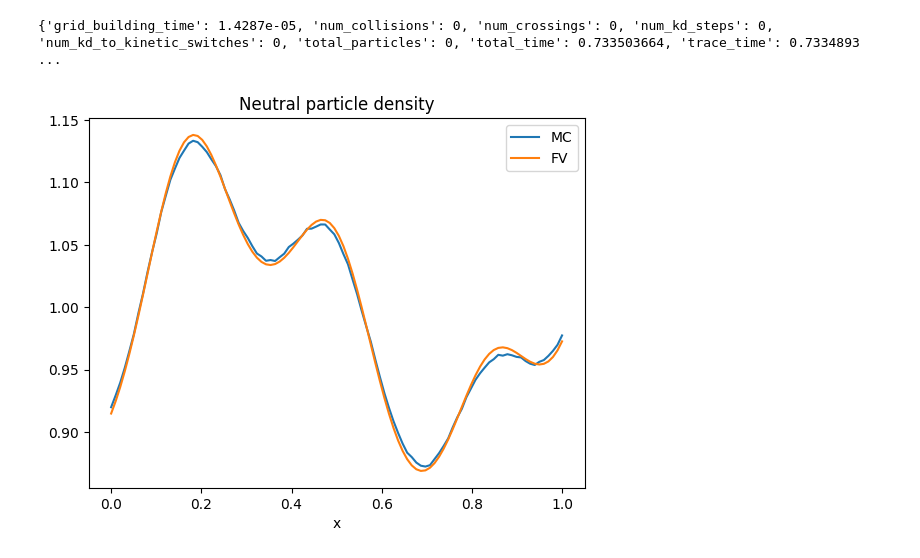
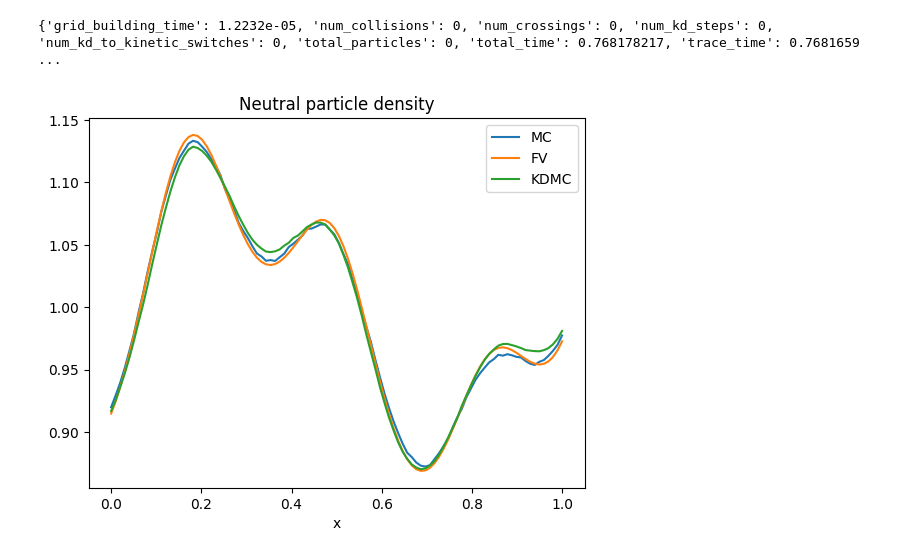
Before and after one commit to RVB12/neptune-mc, a Jupyter notebook: examples/script_vince.ipynb, the cells around one changed output. Saved outputs shown, nothing was run; the diff lists cells and outputs as text; code cells hidden in the pictures.

Commit message:
add fluid estimation

```diff
--- a/examples/script_vince.ipynb
+++ b/examples/script_vince.ipynb
@@ -166,13 +245,13 @@ Simulation took 21.85070276260376 seconds
 # %%
 
 ##
-## Part 2, finite volume solver
+## Part 3, finite volume solver
 ##
 
 fv_density = np.zeros(ncells, dtype=np.float64)
 
 for i in range(ncells):
-    fv_density[i] = intensityfun[i]
+    fv_density[i] = intensityfun[i] / vol
 
 diffusion_rate = np.zeros(ncells, dtype=np.float64)
 for i in range(ncells):
@@ -182,50 +261,21 @@ diffusion_factor = np.zeros(ncells, dtype=np.float64)
 for i in range(ncells):
     diffusion_factor[i] = bgk_stddev[i]**2
 
+config_fluid = config.copy()
 
-config["density"] = fv_density.tolist()
-config["diffusion_rate"] = diffusion_rate.tolist()
-config["diffusion_factor"] = diffusion_factor.tolist()
-config["advection_x"] = bgk_mean_x.tolist()
-config["advection_y"] = bgk_mean_y.tolist()
-config["advection_z"] = bgk_mean_z.tolist()
-config["t_final"] = t_final
-config["dt"] = 0.000001
 
-config["boundary_conditions"] = [
-    {
-        "alpha": -bgk_mean_x[0],
-        "beta": -diffusion_factor[0] * diffusion_rate[0],
-        "gamma": 0
-    },
-    {
-        "alpha": -bgk_mean_y[0],
-        "beta": -diffusion_factor[0] * diffusion_rate[0],
-        "gamma": 0
-    },
-    {
-        "alpha": -bgk_mean_z[0],
-        "beta": -diffusion_factor[0] * diffusion_rate[0],
-        "gamma": 0
-    },
-    {
-        "alpha": bgk_mean_x[ncells-1],
-        "beta": -diffusion_factor[ncells-1] * diffusion_rate[ncells-1],
-        "gamma": 0
-    },
-    {
-        "alpha": bgk_mean_y[ncells-1],
-        "beta": -diffusion_factor[ncells-1] * diffusion_rate[ncells-1],
-        "gamma": 0
-    },
-    {
-        "alpha": bgk_mean_z[ncells-1],
-        "beta": -diffusion_factor[ncells-1] * diffusion_rate[ncells-1],
-        "gamma": 0
-    },
-]
+config_fluid["density"] = fv_density.tolist()
+config_fluid["diffusion_rate"] = diffusion_rate.tolist()
+config_fluid["diffusion_factor"] = diffusion_factor.tolist()
+config_fluid["advection_x"] = bgk_mean_x.tolist()
+config_fluid["advection_y"] = bgk_mean_y.tolist()
+config_fluid["advection_z"] = bgk_mean_z.tolist()
+config_fluid["t_final"] = t_final
+config_fluid["dt"] = 1.0e-6
 
-inputstring = json.dumps(config)
+config_fluid["boundary_conditions"] = fluid_boundary_conditions
+
+inputstring = json.dumps(config_fluid)
 
 with open("input.json", "w") as f:
     f.write(inputstring)
@@ -243,17 +293,19 @@ output = json.loads(outputstring)
 stats = output["stats"]
 print(stats)
 
-neutral_density_fv = np.array(output["density_integral"]) / t_final
+neutral_density_fv = np.array(output["density_integral"]) * vol / t_final
 # %% [output]
-{'grid_building_time': 1.4287e-05, 'num_collisions': 0, 'num_crossings': 0, 'num_kd_steps': 0, 'num_kd_to_kinetic_switches': 0, 'total_particles': 0, 'total_time': 0.733503664, 'trace_time': 0.7334893 ...
+{'grid_building_time': 1.2232e-05, 'num_collisions': 0, 'num_crossings': 0, 'num_kd_steps': 0, 'num_kd_to_kinetic_switches': 0, 'total_particles': 0, 'total_time': 0.768178217, 'trace_time': 0.7681659 ...
 # %%
 
+plt.figure()
 plt.plot(x, neutral_density, label="MC")
 plt.plot(x, neutral_density_fv, label="FV")
+plt.plot(x, neutral_density_kd, label="KDMC")
 # plt.plot(x, intensityfun)
 plt.title("Neutral particle density")
 plt.xlabel("x")
 plt.legend()
 plt.show()
 # %% [output]
-[figure, old version]
+[figure, new version]
```
Also changed, not shown: parts of 3 cells of this notebook, 7 other files.
